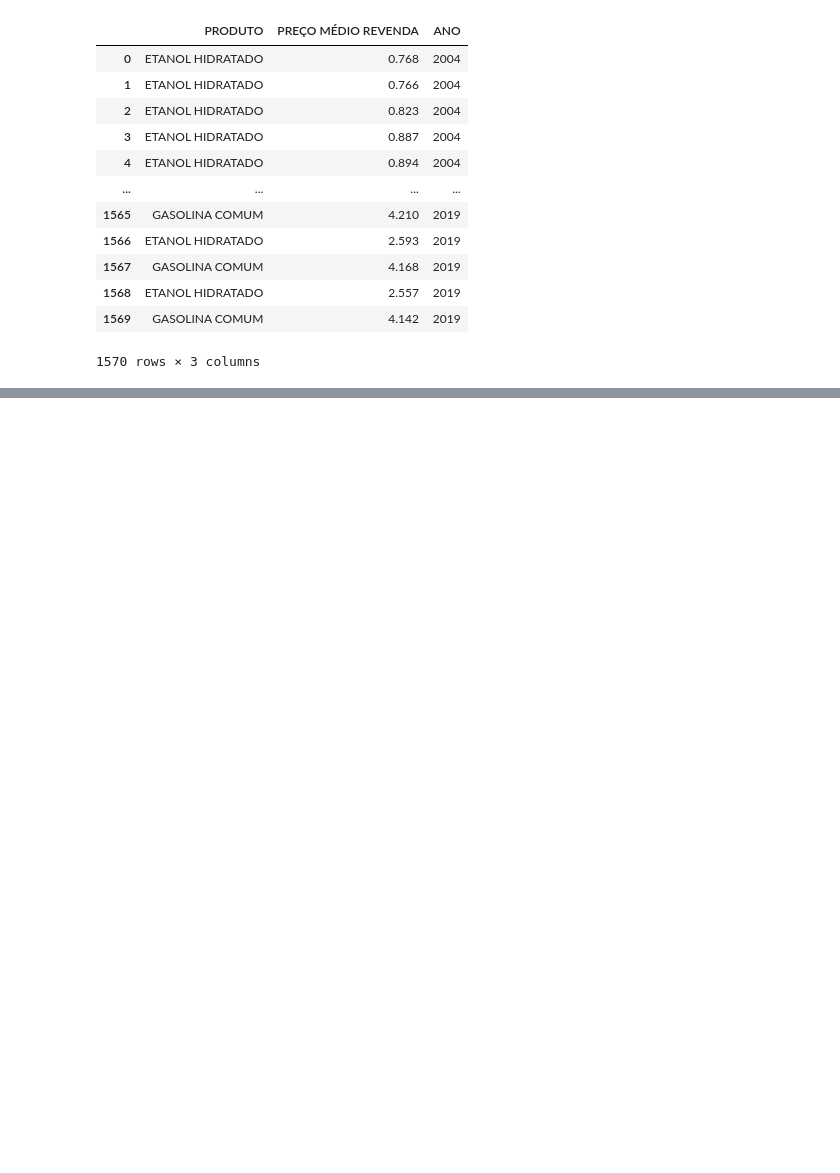
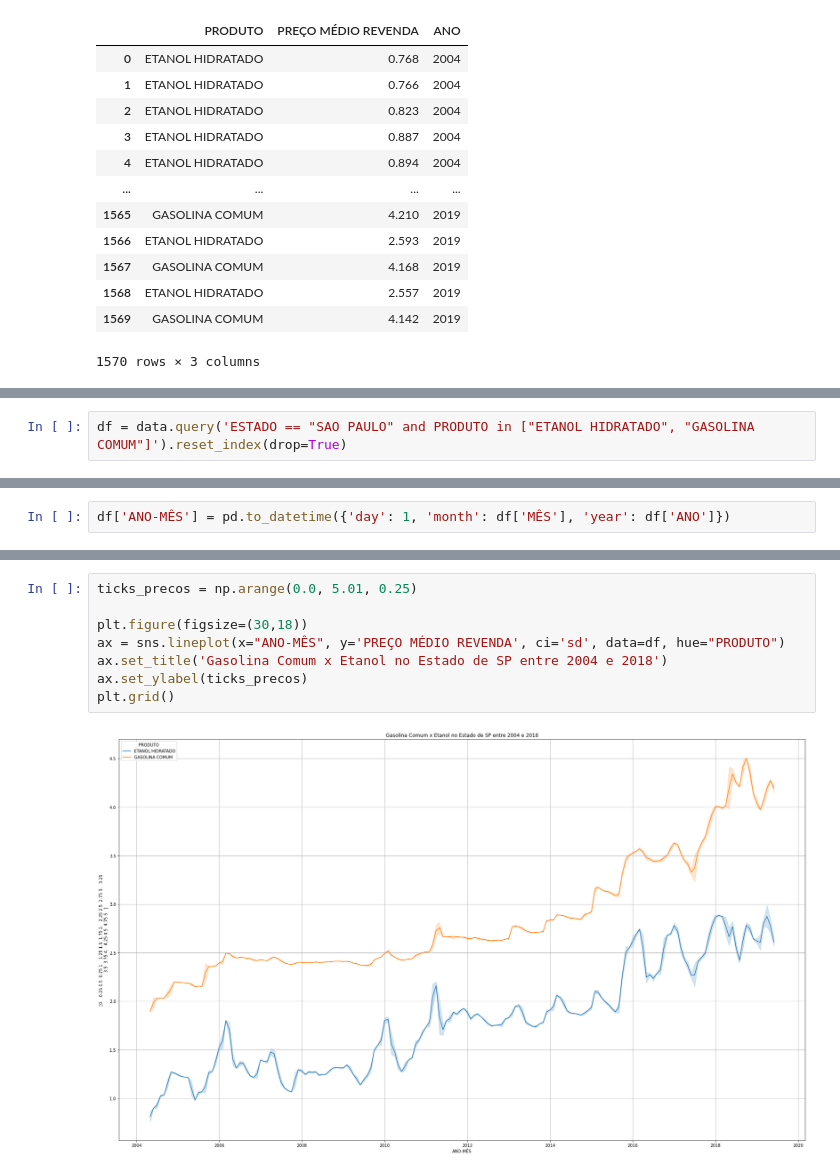
Before and after one commit to edmgjr/portifolio, a Jupyter notebook: Analise_Exploratória_Preços_combustiveis.ipynb, the cells around one changed output, grey strips where cells are left out. Cells and saved outputs as stored; diff of their text form; blank space fills up the shorter version.

```diff
--- a/Analise_Exploratória_Preços_combustiveis.ipynb
+++ b/Analise_Exploratória_Preços_combustiveis.ipynb
@@ -751,0 +787,2 @@ df
+# %%
+df = data.query('ESTADO == "SAO PAULO" and PRODUTO in ["ETANOL HIDRATADO", "GASOLINA COMUM"]').reset_index(drop=True)
@@ -751,0 +798,2 @@ df
+# %%
+df['ANO-MÊS'] = pd.to_datetime({'day': 1, 'month': df['MÊS'], 'year': df['ANO']})
@@ -751,0 +809,10 @@ df
+# %%
+ticks_precos = np.arange(0.0, 5.01, 0.25)
+
+plt.figure(figsize=(30,18))
+ax = sns.lineplot(x="ANO-MÊS", y='PREÇO MÉDIO REVENDA', ci='sd', data=df, hue="PRODUTO")
+ax.set_title('Gasolina Comum x Etanol no Estado de SP entre 2004 e 2018')
+ax.set_ylabel(ticks_precos)
+plt.grid()
+# %% [output]
+[figure, added]
```
Also changed, not shown: parts of 47 cells of this notebook.
